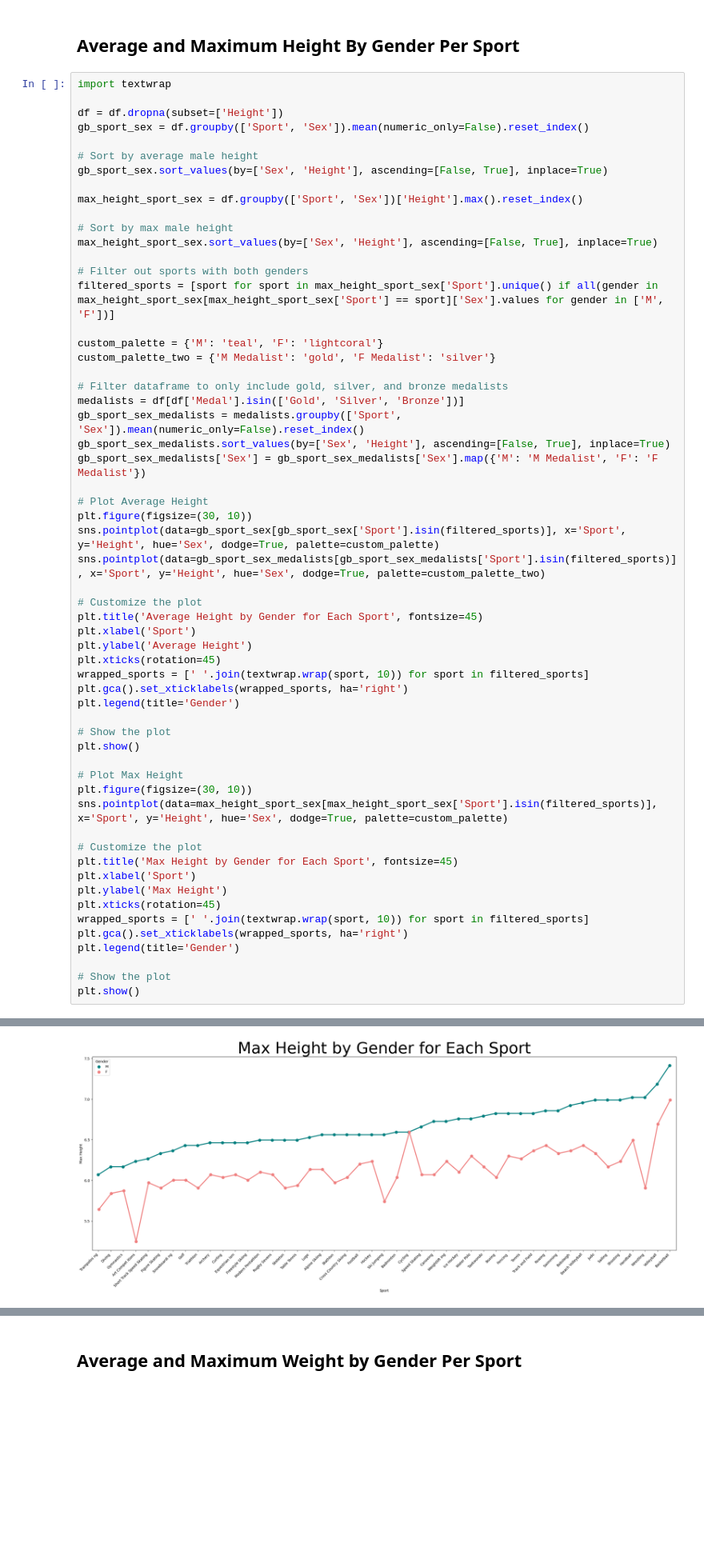
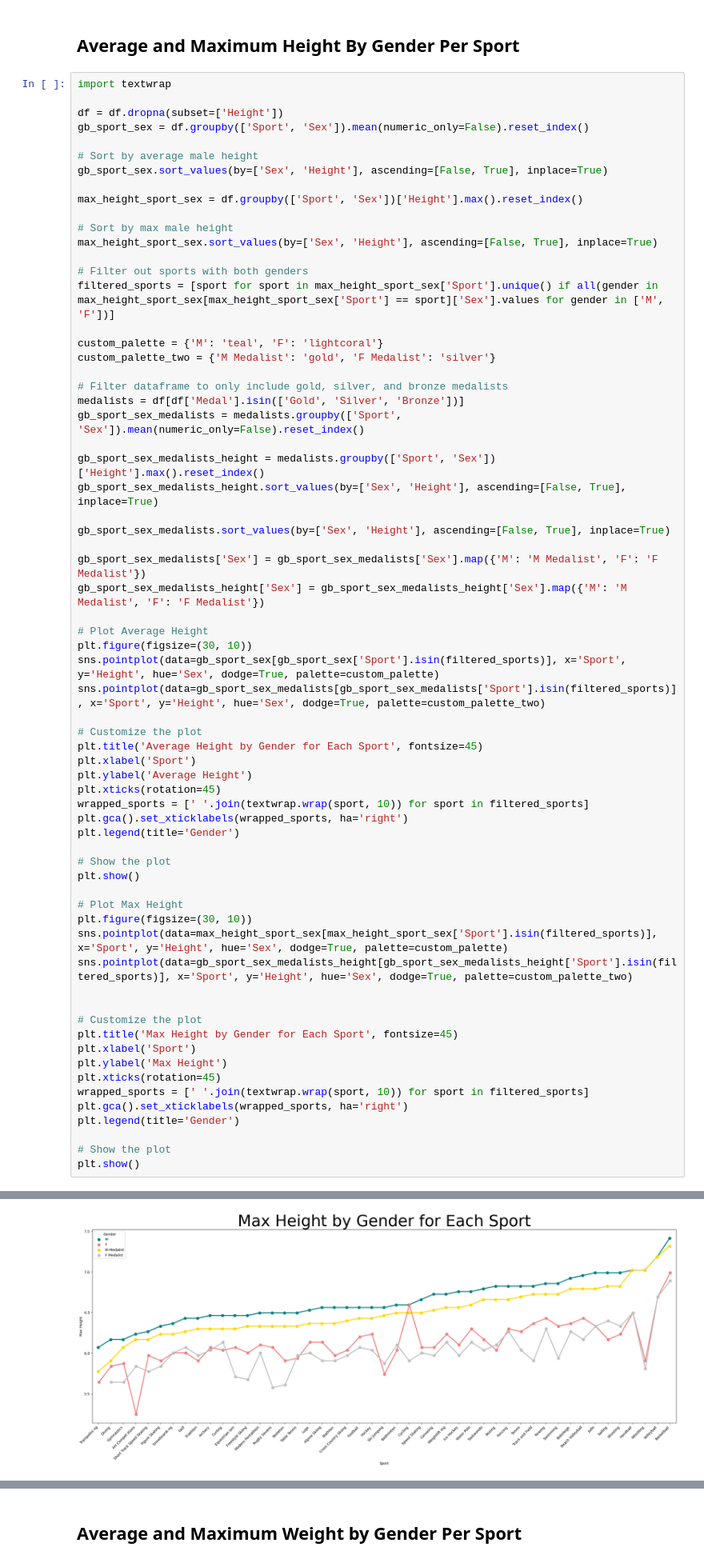
Before and after one commit to duhBlu/CS433-JupyterNotebooks, a Jupyter notebook: Final Project/FinalProject.ipynb, the cells around one changed output, grey strips where cells are left out. Shown at 80% size. Drawn from its saved outputs; the diff is of its cells as text; blank space fills up the shorter version.

```diff
--- a/Final Project/FinalProject.ipynb
+++ b/Final Project/FinalProject.ipynb
@@ -307,8 +292,14 @@ custom_palette_two = {'M Medalist': 'gold', 'F Medalist': 'silver'}
 # Filter dataframe to only include gold, silver, and bronze medalists
 medalists = df[df['Medal'].isin(['Gold', 'Silver', 'Bronze'])]
 gb_sport_sex_medalists = medalists.groupby(['Sport', 'Sex']).mean(numeric_only=False).reset_index()
+
+gb_sport_sex_medalists_height = medalists.groupby(['Sport', 'Sex'])['Height'].max().reset_index()
+gb_sport_sex_medalists_height.sort_values(by=['Sex', 'Height'], ascending=[False, True], inplace=True)
+
 gb_sport_sex_medalists.sort_values(by=['Sex', 'Height'], ascending=[False, True], inplace=True)
+
 gb_sport_sex_medalists['Sex'] = gb_sport_sex_medalists['Sex'].map({'M': 'M Medalist', 'F': 'F Medalist'})
+gb_sport_sex_medalists_height['Sex'] = gb_sport_sex_medalists_height['Sex'].map({'M': 'M Medalist', 'F': 'F Medalist'})
 
 # Plot Average Height
 plt.figure(figsize=(30, 10))
@@ -321,34 +312,36 @@ plt.xlabel('Sport')
 plt.ylabel('Average Height')
 plt.xticks(rotation=45)
 wrapped_sports = [' '.join(textwrap.wrap(sport, 10)) for sport in filtered_sports]
 plt.gca().set_xticklabels(wrapped_sports, ha='right')
 plt.legend(title='Gender')
 
 # Show the plot
 plt.show()
 
 # Plot Max Height
 plt.figure(figsize=(30, 10))
 sns.pointplot(data=max_height_sport_sex[max_height_sport_sex['Sport'].isin(filtered_sports)], x='Sport', y='Height', hue='Sex', dodge=True, palette=custom_palette)
+sns.pointplot(data=gb_sport_sex_medalists_height[gb_sport_sex_medalists_height['Sport'].isin(filtered_sports)], x='Sport', y='Height', hue='Sex', dodge=True, palette=custom_palette_two)
+
 
 # Customize the plot
 plt.title('Max Height by Gender for Each Sport', fontsize=45)
 plt.xlabel('Sport')
 plt.ylabel('Max Height')
 plt.xticks(rotation=45)
 wrapped_sports = [' '.join(textwrap.wrap(sport, 10)) for sport in filtered_sports]
 plt.gca().set_xticklabels(wrapped_sports, ha='right')
 plt.legend(title='Gender')
 
 # Show the plot
 plt.show()
 # %% [output]
 Dropping invalid columns in DataFrameGroupBy.mean is deprecated. In a future version, a TypeError will be raised. Before calling .mean, select only columns which should be valid for the function.
 
 
 Dropping invalid columns in DataFrameGroupBy.mean is deprecated. In a future version, a TypeError will be raised. Before calling .mean, select only columns which should be valid for the function.
 [figure]
-[figure, old version]
+[figure, new version]
 # %% [markdown]
 In these two plots, we can see the average and max height for each sport. This data is split into male and female athletes to show the differences between the two events. As expected, the male athletes reported taller heights in every event. One interesting point of the data is the max height of cyclists. In this event, male and female athletes reported the same max height. This could be caused by height being a non-factor in this sport. Looking at this data, we can also determine the sports where weight matters the most. According the graphs, these events include basketball, volleyball, and wrestling for male athletes and basketball, volleyball and cycling for female athletes. We also ploted the average height of a medalist in a specific event. It was interesting to note the on average, the medalist for an event was taller than the average athlete.
 # %% [markdown]
```
Also changed, not shown: parts of 3 cells of this notebook.
